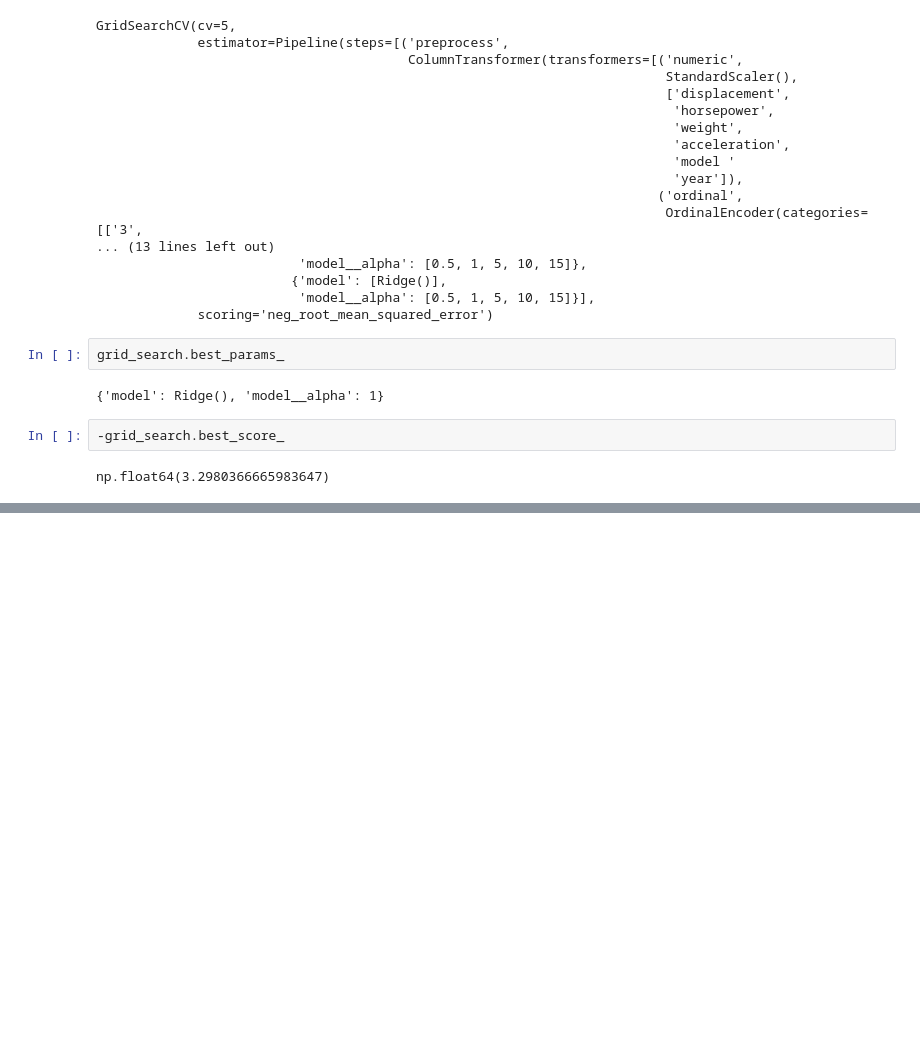
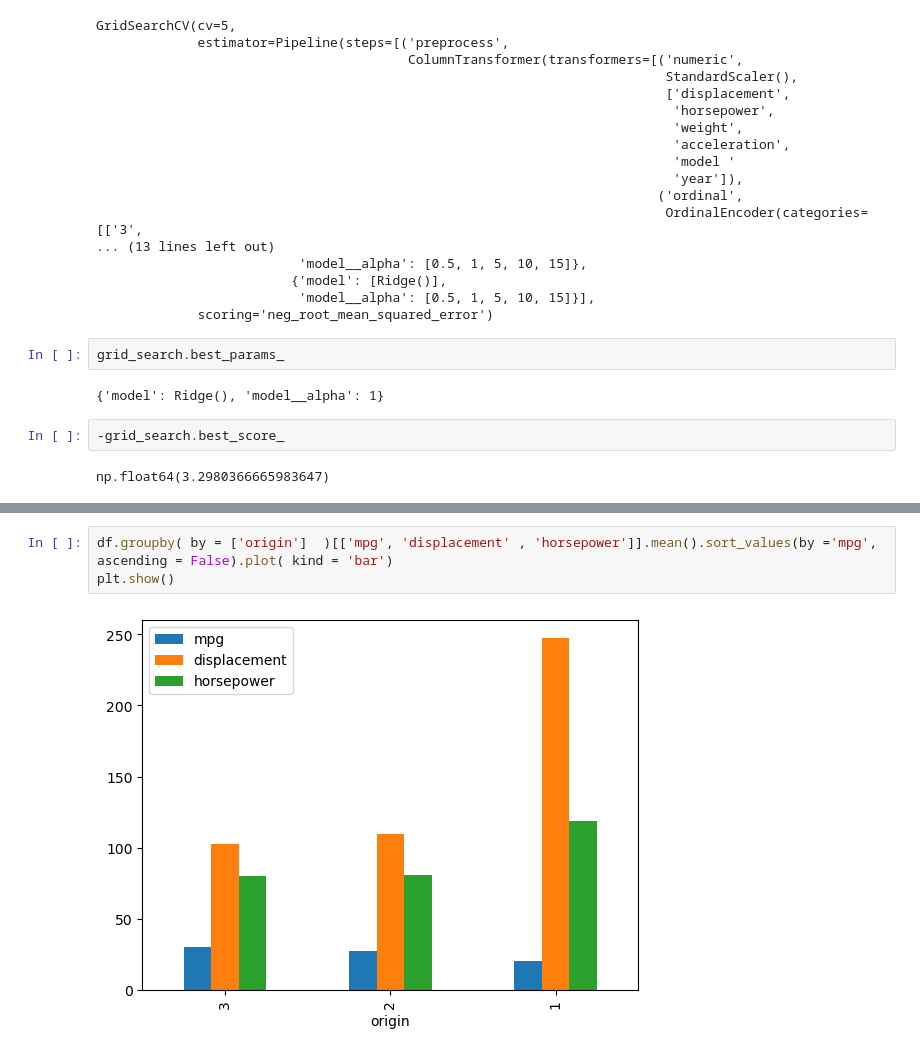
Before and after one commit to qamarr6092/Machine-Learning, a Jupyter notebook: Linear Regression/regularizatoin.ipynb, the cells around one changed output, grey strips where cells are left out. Saved outputs shown, nothing was run; the diff lists cells and outputs as text; blank space fills up the shorter version.

```diff
--- a/Linear Regression/regularizatoin.ipynb
+++ b/Linear Regression/regularizatoin.ipynb
@@ -826,0 +912,5 @@ pd.DataFrame(cv).sort_values('rank_test_score')
+# %%
+df.groupby( by = ['origin']  )[['mpg', 'displacement' , 'horsepower']].mean().sort_values(by ='mpg', ascending = False).plot( kind = 'bar')
+plt.show()
+# %% [output]
+[figure, added]
```
Also changed, not shown: parts of 21 cells of this notebook.
